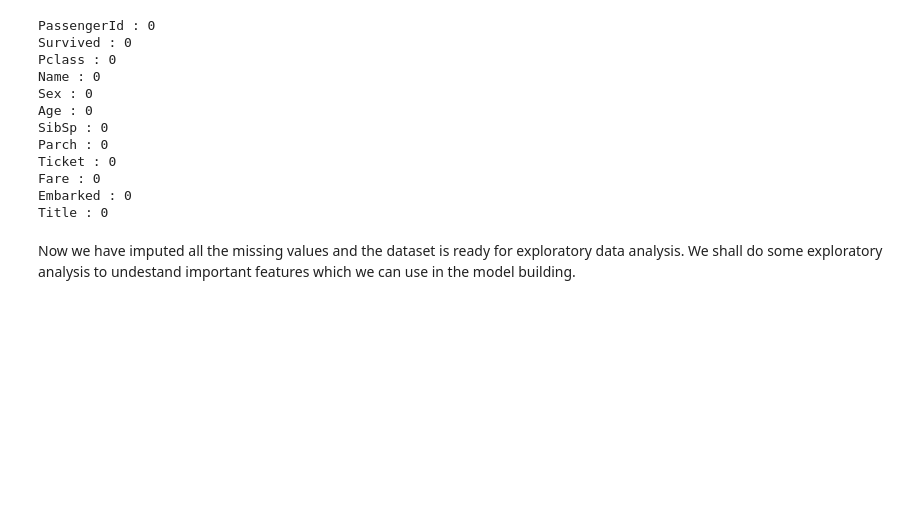
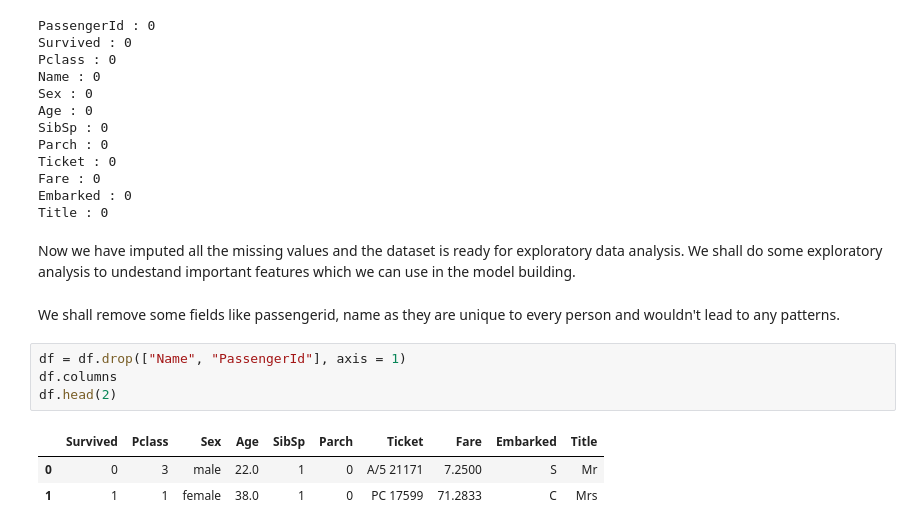
Before and after one commit to ravichikkam/Titanic-ML_Kaggle, a Jupyter notebook: model.ipynb, the cells around one changed output. Drawn from its saved outputs; the diff is of its cells as text; blank space fills up the shorter version.

```diff
--- a/model.ipynb
+++ b/model.ipynb
@@ -302,3 +309,13 @@ Embarked : 0
 Title : 0
 # %% [markdown]
 Now we have imputed all the missing values and the dataset is ready for exploratory data analysis. We shall do some exploratory analysis to undestand important features which we can use in the model building.
+# %% [markdown]
+We shall remove some fields like passengerid, name as they are unique to every person and wouldn't lead to any patterns.
+# %%
+df = df.drop(["Name", "PassengerId"], axis = 1)
+df.columns
+df.head(2)
+# %% [output]
+|  | Survived | Pclass | Sex | Age | SibSp | Parch | Ticket | Fare | Embarked | Title |
+| 0 | 0 | 3 | male | 22.0 | 1 | 0 | A/5 21171 | 7.2500 | S | Mr |
+| 1 | 1 | 1 | female | 38.0 | 1 | 0 | PC 17599 | 71.2833 | C | Mrs |
```
Also changed, not shown: parts of 8 cells of this notebook.
